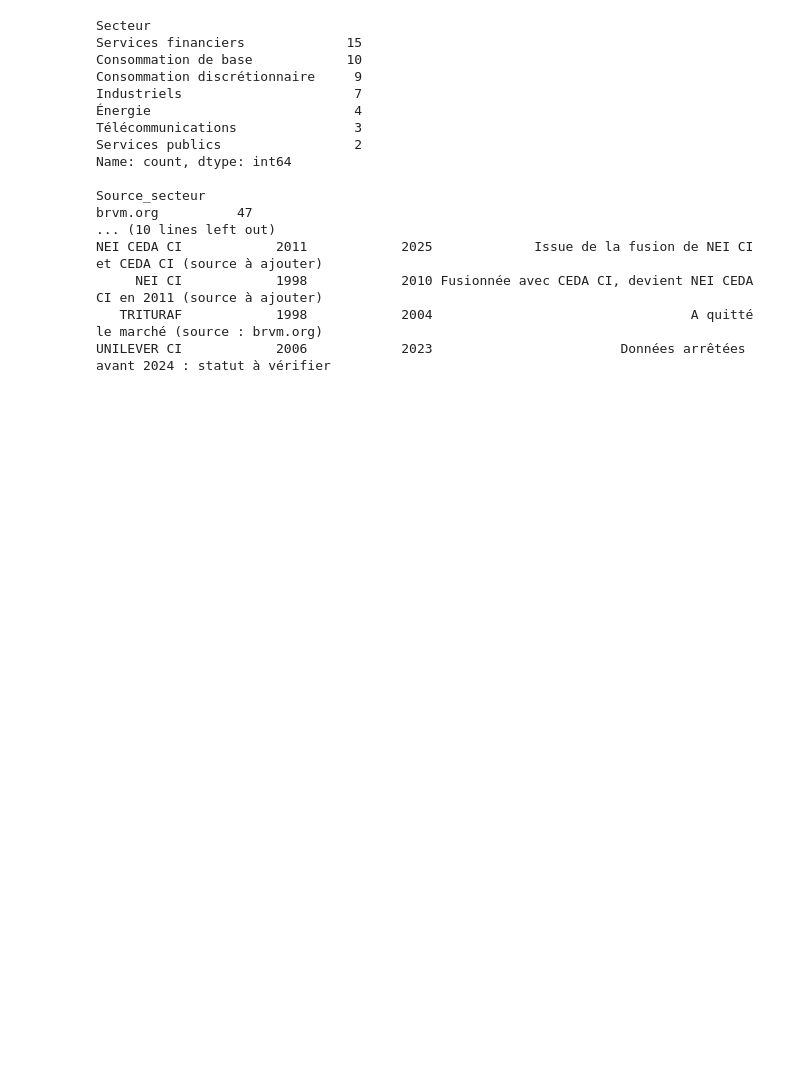
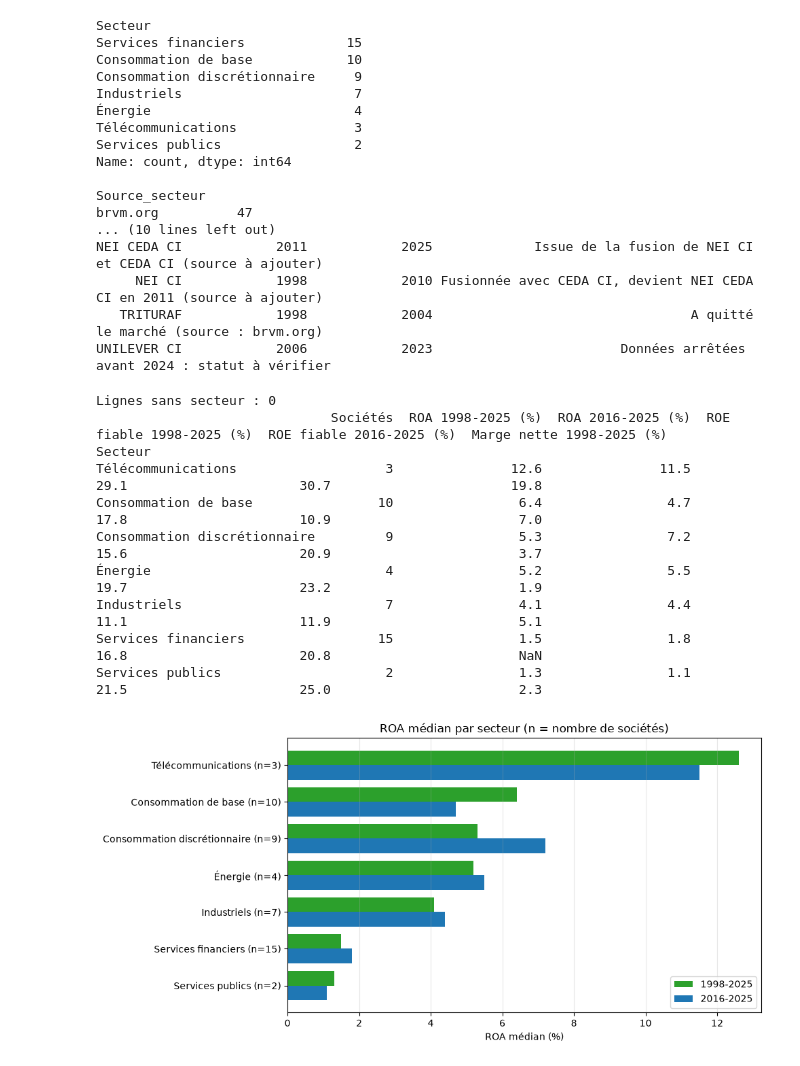
Before and after one commit to jeantheophileilboudo-rgb/brvm_analyse, a Jupyter notebook: notebooks/01_exploration.ipynb, the cells around one changed output. Cells and saved outputs as stored; diff of their text form; code cells hidden in the pictures; blank space fills up the shorter version.

Commit message:
Ajoute la table des secteurs et le graphique par secteur

```diff
--- a/notebooks/01_exploration.ipynb
+++ b/notebooks/01_exploration.ipynb
@@ -879,3 +879,52 @@ NEI CEDA CI            2011            2025             Issue de la fusion de NE
      NEI CI            1998            2010 Fusionnée avec CEDA CI, devient NEI CEDA CI en 2011 (source à ajouter)
    TRITURAF            1998            2004                                 A quitté le marché (source : brvm.org)
 UNILEVER CI            2006            2023                        Données arrêtées avant 2024 : statut à vérifier
+# %%
+import matplotlib.pyplot as plt
+import numpy as np
+
+base = base.drop(columns=['Secteur'], errors='ignore').merge(
+    secteurs[['Société', 'Secteur']], on='Société', how='left')
+print('Lignes sans secteur :', base['Secteur'].isna().sum())
+
+def med(donnees, col):
+    return donnees.groupby('Secteur')[col].median() * 100
+
+recent = base[base['Exercice'] >= 2016]
+tableau = pd.DataFrame({
+    'Sociétés': base.groupby('Secteur')['Société'].nunique(),
+    'ROA 1998-2025 (%)': med(base, 'ROA'),
+    'ROA 2016-2025 (%)': med(recent, 'ROA'),
+    'ROE fiable 1998-2025 (%)': med(base, 'ROE_fiable'),
+    'ROE fiable 2016-2025 (%)': med(recent, 'ROE_fiable'),
+    'Marge nette 1998-2025 (%)': med(base[base['Type'] == 'Autre'], 'Marge nette'),
+}).round(1).sort_values('ROA 1998-2025 (%)', ascending=False)
+print(tableau.to_string())
+
+etiquettes = [f"{s} (n={int(tableau.loc[s, 'Sociétés'])})" for s in tableau.index]
+y = np.arange(len(tableau))
+fig, ax = plt.subplots(figsize=(10, 5))
+ax.barh(y - 0.2, tableau['ROA 1998-2025 (%)'], height=0.4, label='1998-2025', color='tab:green')
+ax.barh(y + 0.2, tableau['ROA 2016-2025 (%)'], height=0.4, label='2016-2025', color='tab:blue')
+ax.set_yticks(y)
+ax.set_yticklabels(etiquettes)
+ax.invert_yaxis()
+ax.set_xlabel('ROA médian (%)')
+ax.set_title('ROA médian par secteur (n = nombre de sociétés)')
+ax.legend()
+ax.grid(axis='x', alpha=0.3)
+plt.tight_layout()
+plt.savefig('../outputs/roa_median_par_secteur.png', dpi=150)
+plt.show()
+# %% [output]
+Lignes sans secteur : 0
+                              Sociétés  ROA 1998-2025 (%)  ROA 2016-2025 (%)  ROE fiable 1998-2025 (%)  ROE fiable 2016-2025 (%)  Marge nette 1998-2025 (%)
+Secteur
+Télécommunications                   3               12.6               11.5                      29.1                      30.7                       19.8
+Consommation de base                10                6.4                4.7                      17.8                      10.9                        7.0
+Consommation discrétionnaire         9                5.3                7.2                      15.6                      20.9                        3.7
+Énergie                              4                5.2                5.5                      19.7                      23.2                        1.9
+Industriels                          7                4.1                4.4                      11.1                      11.9                        5.1
+Services financiers                 15                1.5                1.8                      16.8                      20.8                        NaN
+Services publics                     2                1.3                1.1                      21.5                      25.0                        2.3
+[figure, added]
```
Also changed, not shown: 1 other file.
